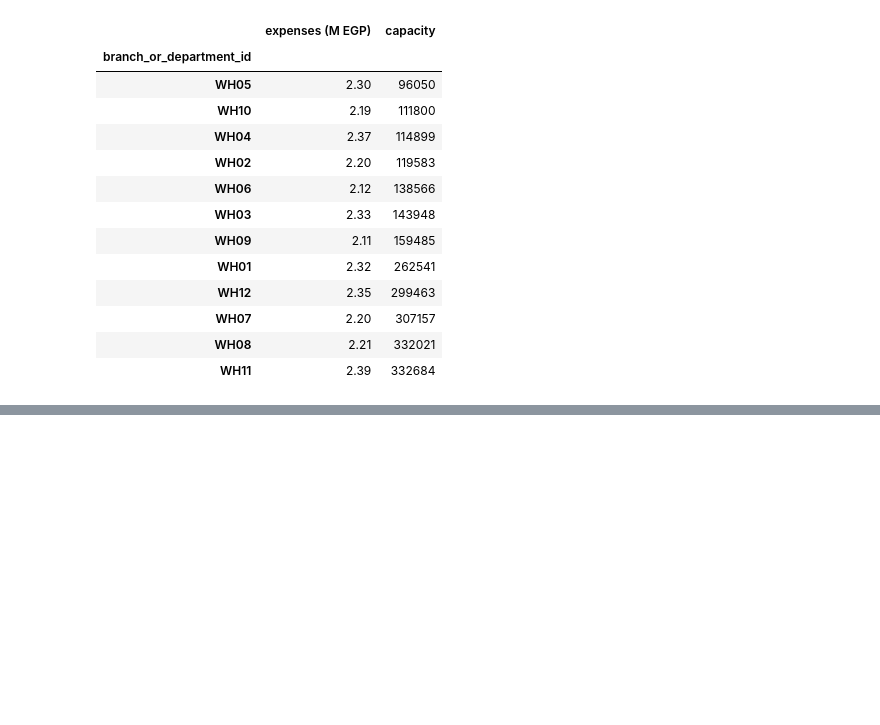
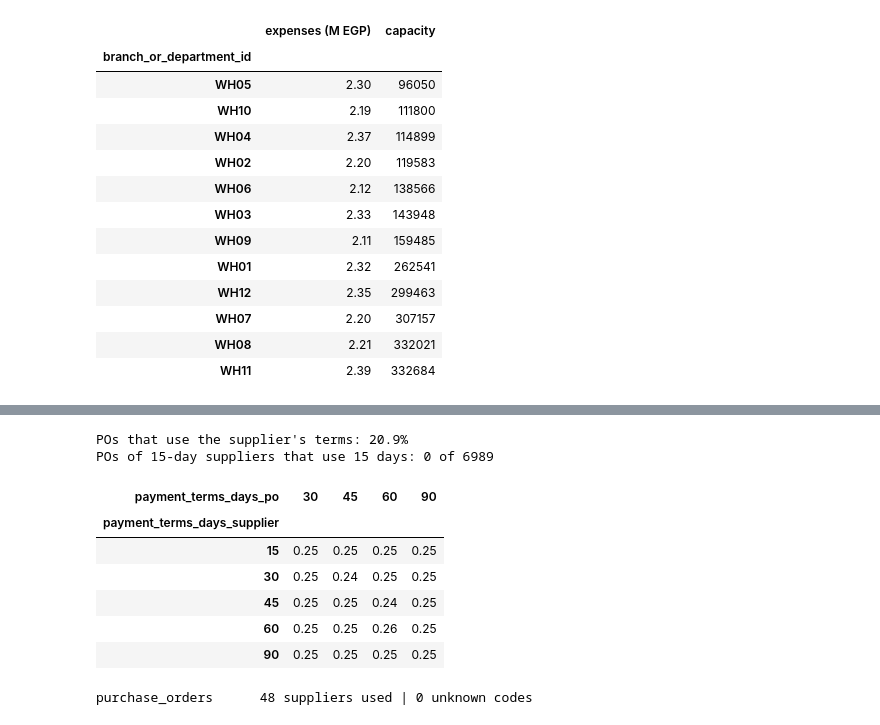
Before and after one commit to ibrahemshahd385-prog/HVIA-TASK3, a Jupyter notebook: notebooks/01_data_understanding.ipynb, the cells around one changed output, grey strips where cells are left out. Saved outputs shown, nothing was run; the diff lists cells and outputs as text; code cells hidden in the pictures; blank space fills up the shorter version.

```diff
--- a/notebooks/01_data_understanding.ipynb
+++ b/notebooks/01_data_understanding.ipynb
@@ -790,0 +826,9 @@ cost = ox[ox.branch_or_department_id.str.startswith("WH")].groupby("branch_or_de
+# %%
+# what does each kind of supplier actually sell? (purchase orders -> SKUs -> categories)
+po = tables["purchase_orders"]
+lines = tables["purchase_order_items"].merge(po[["po_id", "po_date", "supplier_id", "po_status"]], on="po_id")
+lines = lines.merge(v[["sku_id", "product_id"]], on="sku_id").merge(p[["product_id", "category_en"]], on="product_id")
+lines["material_type"] = lines.supplier_id.map(sup.set_index("supplier_id").material_type)
+per_sup = lines.groupby("supplier_id").agg(skus=("sku_id", "nunique"), categories=("category_en", "nunique"))
+print("SKUs bought per supplier: min", per_sup.skus.min(), "| max", per_sup.skus.max(), "(of 695) | categories:", per_sup.categories.unique())
+lines.groupby("material_type").quantity.sum().div(1e6).round(1).to_frame("units bought (M)")
@@ -790,0 +860,11 @@ cost = ox[ox.branch_or_department_id.str.startswith("WH")].groupby("branch_or_de
+# %%
+# is any supplier cheaper, faster or more reliable than the others?
+lines["year"] = lines.po_date.str[:4]
+lines["cost_vs_same_sku"] = lines.unit_cost_EGP / lines.groupby(["sku_id", "year"]).unit_cost_EGP.transform("mean")
+lines["lead_days"] = (pd.to_datetime(lines.delivery_date) - pd.to_datetime(lines.po_date)).dt.days
+card = lines.groupby("supplier_id").agg(units=("quantity", "sum"), cost_vs_others=("cost_vs_same_sku", "mean"),
+                                        lead_days=("lead_days", "mean"))
+card["partial_receipt_%"] = po.groupby("supplier_id").po_status.apply(lambda s: (s == "Partial receipt").mean() * 100)
+print("Cost of the same SKU, same year, from order to order (5% - 95%):", lines.cost_vs_same_sku.quantile([.05, .95]).round(2).tolist())
+print("Lead days by supplier city:", lines.groupby(lines.supplier_id.map(sup.set_index("supplier_id").city_country)).lead_days.mean().round(1).to_dict(), "\n")
+card.describe().loc[["min", "max"]].round(3)
@@ -790,0 +877,24 @@ cost = ox[ox.branch_or_department_id.str.startswith("WH")].groupby("branch_or_de
+# %%
+# payment terms: does the PO use the terms agreed with the supplier?
+pt = po.merge(sup[["supplier_id", "payment_terms_days"]], on="supplier_id", suffixes=("_po", "_supplier"))
+print("POs that use the supplier's terms:", f"{(pt.payment_terms_days_po == pt.payment_terms_days_supplier).mean():.1%}")
+print("POs of 15-day suppliers that use 15 days:", ((pt.payment_terms_days_supplier == 15) & (pt.payment_terms_days_po == 15)).sum(),
+      "of", (pt.payment_terms_days_supplier == 15).sum())
+pd.crosstab(pt.payment_terms_days_supplier, pt.payment_terms_days_po, normalize="index").round(2)
+# %% [output]
+POs that use the supplier's terms: 20.9%
+POs of 15-day suppliers that use 15 days: 0 of 6989
+| payment_terms_days_po | 30 | 45 | 60 | 90 |
+| payment_terms_days_supplier |  |  |  |  |
+| 15 | 0.25 | 0.25 | 0.25 | 0.25 |
+| 30 | 0.25 | 0.24 | 0.25 | 0.25 |
+| 45 | 0.25 | 0.25 | 0.24 | 0.25 |
+| 60 | 0.25 | 0.25 | 0.26 | 0.25 |
+| 90 | 0.25 | 0.25 | 0.25 | 0.25 |
+# %%
+# where does supplier_id appear?
+for name, df in tables.items():
+    if "supplier_id" in df.columns and name != "suppliers":
+        print(f"{name:20s}", df.supplier_id.nunique(), "suppliers used |", (~df.supplier_id.isin(sup.supplier_id)).sum(), "unknown codes")
+# %% [output]
+purchase_orders      48 suppliers used | 0 unknown codes
```
Also changed, not shown: parts of 6 cells of this notebook.
